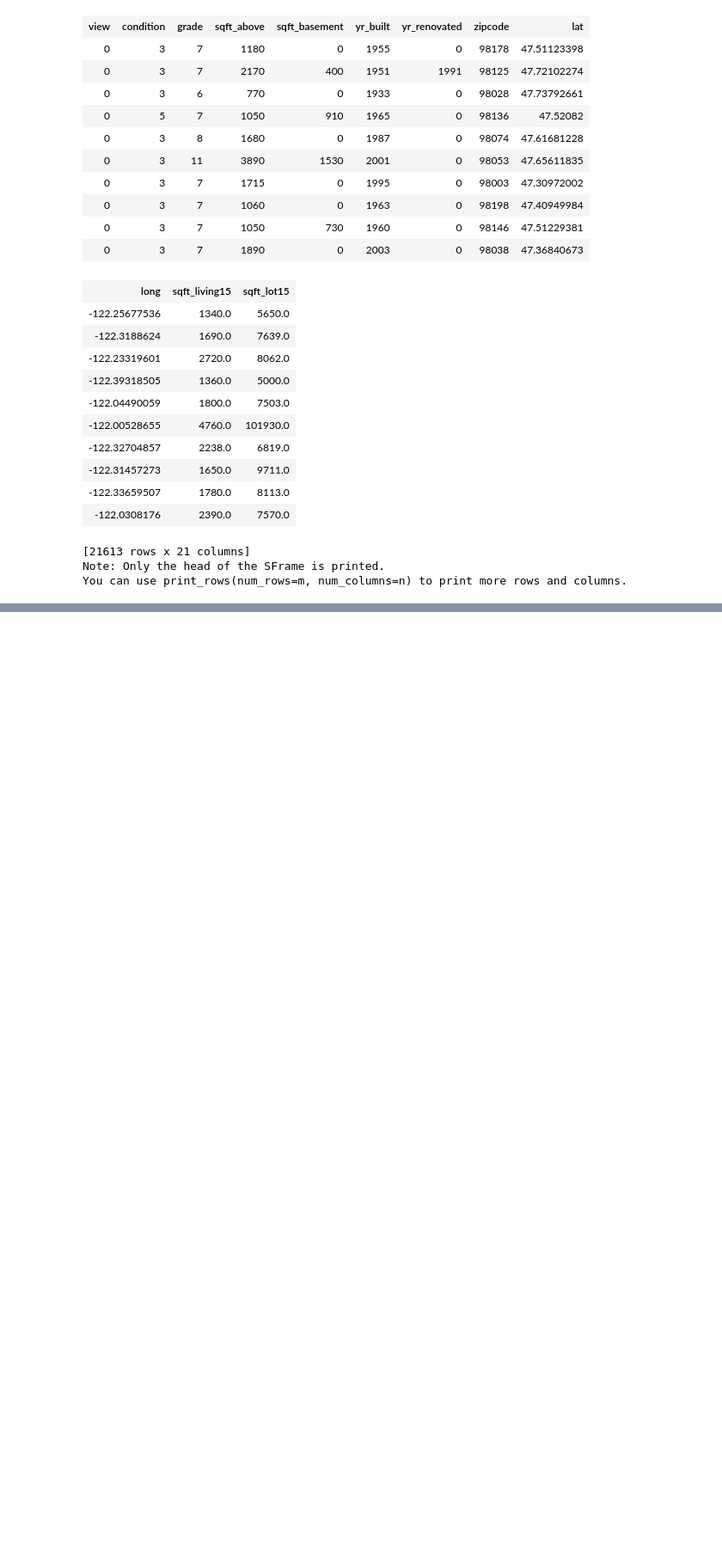
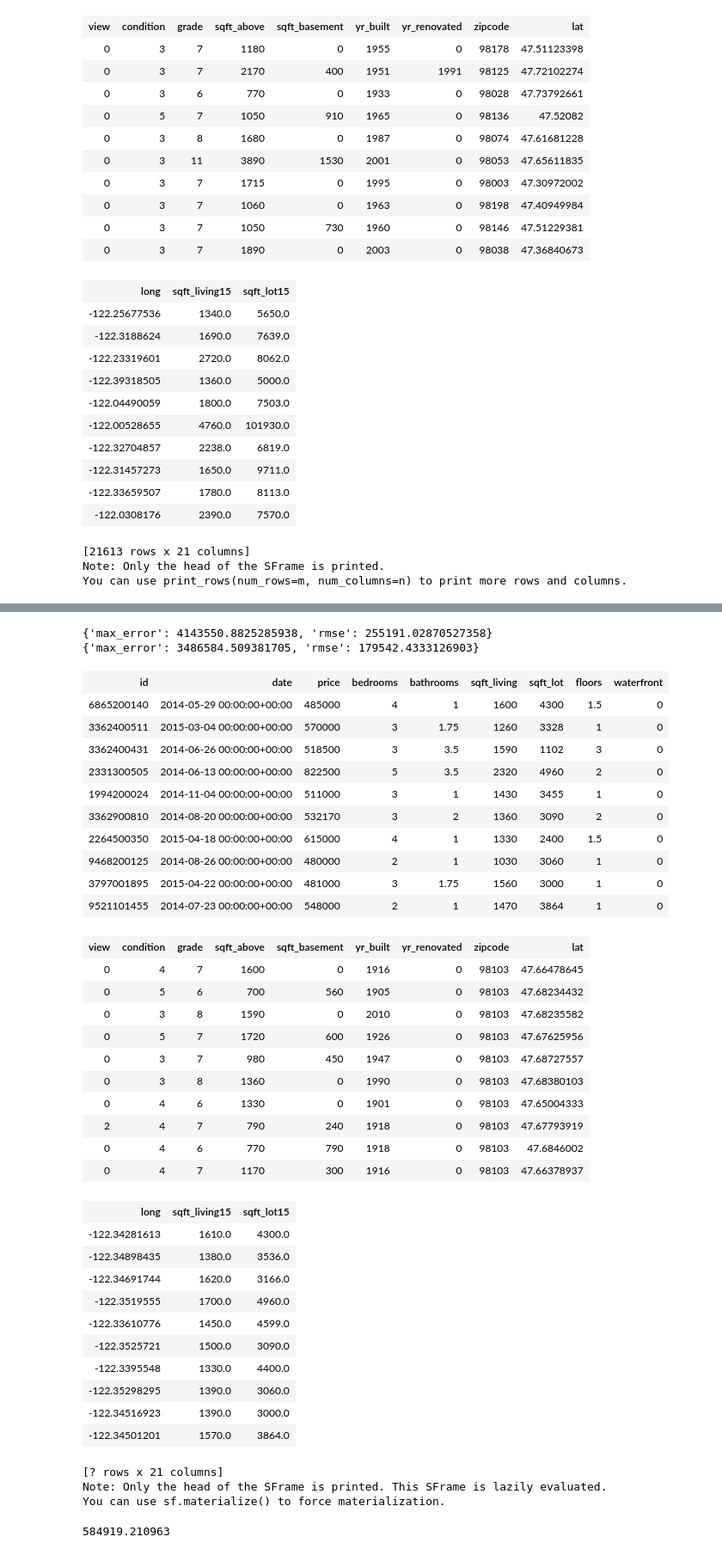
Before and after one commit to daviluis321/Sistemas-Inteligentes, a Jupyter notebook: pratica1/vitorio/pratica01.ipynb, the cells around one changed output, grey strips where cells are left out. Shown at 86% size. Cells and saved outputs as stored; diff of their text form; code cells hidden in the pictures; blank space fills up the shorter version.

```diff
--- a/pratica1/vitorio/pratica01.ipynb
+++ b/pratica1/vitorio/pratica01.ipynb
@@ -73,0 +112,52 @@ print vendas_model.evaluate(vendas_teste)
+# %%
+print vendas_model.evaluate(vendas_teste)
+print vendas_model_plus.evaluate(vendas_teste)
+# %% [output]
+{'max_error': 4143550.8825285938, 'rmse': 255191.02870527358}
+{'max_error': 3486584.509381705, 'rmse': 179542.4333126903}
+# %%
+#Começa Aqui
+zip = vendas[vendas['zipcode'] == '98103']
+# %%
+zip
+# %% [output]
+| id | date | price | bedrooms | bathrooms | sqft_living | sqft_lot | floors | waterfront |
+| 6865200140 | 2014-05-29 00:00:00+00:00 | 485000 | 4 | 1 | 1600 | 4300 | 1.5 | 0 |
+| 3362400511 | 2015-03-04 00:00:00+00:00 | 570000 | 3 | 1.75 | 1260 | 3328 | 1 | 0 |
+| 3362400431 | 2014-06-26 00:00:00+00:00 | 518500 | 3 | 3.5 | 1590 | 1102 | 3 | 0 |
+| 2331300505 | 2014-06-13 00:00:00+00:00 | 822500 | 5 | 3.5 | 2320 | 4960 | 2 | 0 |
+| 1994200024 | 2014-11-04 00:00:00+00:00 | 511000 | 3 | 1 | 1430 | 3455 | 1 | 0 |
+| 3362900810 | 2014-08-20 00:00:00+00:00 | 532170 | 3 | 2 | 1360 | 3090 | 2 | 0 |
+| 2264500350 | 2015-04-18 00:00:00+00:00 | 615000 | 4 | 1 | 1330 | 2400 | 1.5 | 0 |
+| 9468200125 | 2014-08-26 00:00:00+00:00 | 480000 | 2 | 1 | 1030 | 3060 | 1 | 0 |
+| 3797001895 | 2015-04-22 00:00:00+00:00 | 481000 | 3 | 1.75 | 1560 | 3000 | 1 | 0 |
+| 9521101455 | 2014-07-23 00:00:00+00:00 | 548000 | 2 | 1 | 1470 | 3864 | 1 | 0 |
+| view | condition | grade | sqft_above | sqft_basement | yr_built | yr_renovated | zipcode | lat |
+| 0 | 4 | 7 | 1600 | 0 | 1916 | 0 | 98103 | 47.66478645 |
+| 0 | 5 | 6 | 700 | 560 | 1905 | 0 | 98103 | 47.68234432 |
+| 0 | 3 | 8 | 1590 | 0 | 2010 | 0 | 98103 | 47.68235582 |
+| 0 | 5 | 7 | 1720 | 600 | 1926 | 0 | 98103 | 47.67625956 |
+| 0 | 3 | 7 | 980 | 450 | 1947 | 0 | 98103 | 47.68727557 |
+| 0 | 3 | 8 | 1360 | 0 | 1990 | 0 | 98103 | 47.68380103 |
+| 0 | 4 | 6 | 1330 | 0 | 1901 | 0 | 98103 | 47.65004333 |
+| 2 | 4 | 7 | 790 | 240 | 1918 | 0 | 98103 | 47.67793919 |
+| 0 | 4 | 6 | 770 | 790 | 1918 | 0 | 98103 | 47.6846002 |
+| 0 | 4 | 7 | 1170 | 300 | 1916 | 0 | 98103 | 47.66378937 |
+| long | sqft_living15 | sqft_lot15 |
+| -122.34281613 | 1610.0 | 4300.0 |
+| -122.34898435 | 1380.0 | 3536.0 |
+| -122.34691744 | 1620.0 | 3166.0 |
+| -122.3519555 | 1700.0 | 4960.0 |
+| -122.33610776 | 1450.0 | 4599.0 |
+| -122.3525721 | 1500.0 | 3090.0 |
+| -122.3395548 | 1330.0 | 4400.0 |
+| -122.35298295 | 1390.0 | 3060.0 |
+| -122.34516923 | 1390.0 | 3000.0 |
+| -122.34501201 | 1570.0 | 3864.0 |
+[? rows x 21 columns]
+Note: Only the head of the SFrame is printed. This SFrame is lazily evaluated.
+You can use sf.materialize() to force materialization.
+# %%
+print zip['price'].mean()
+# %% [output]
+584919.210963
```
Also changed, not shown: parts of 17 cells of this notebook.
